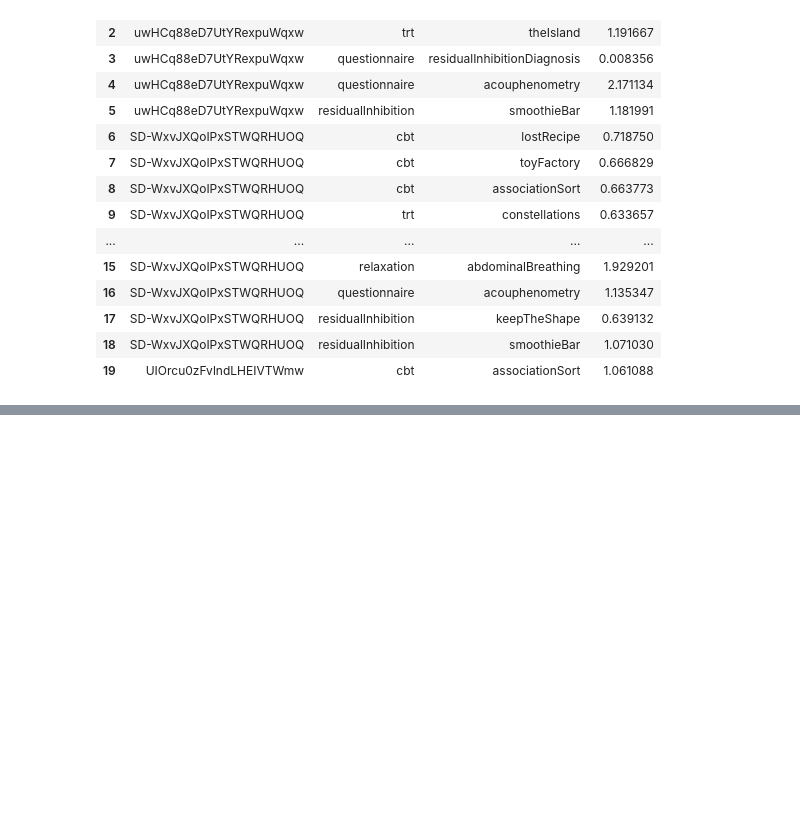
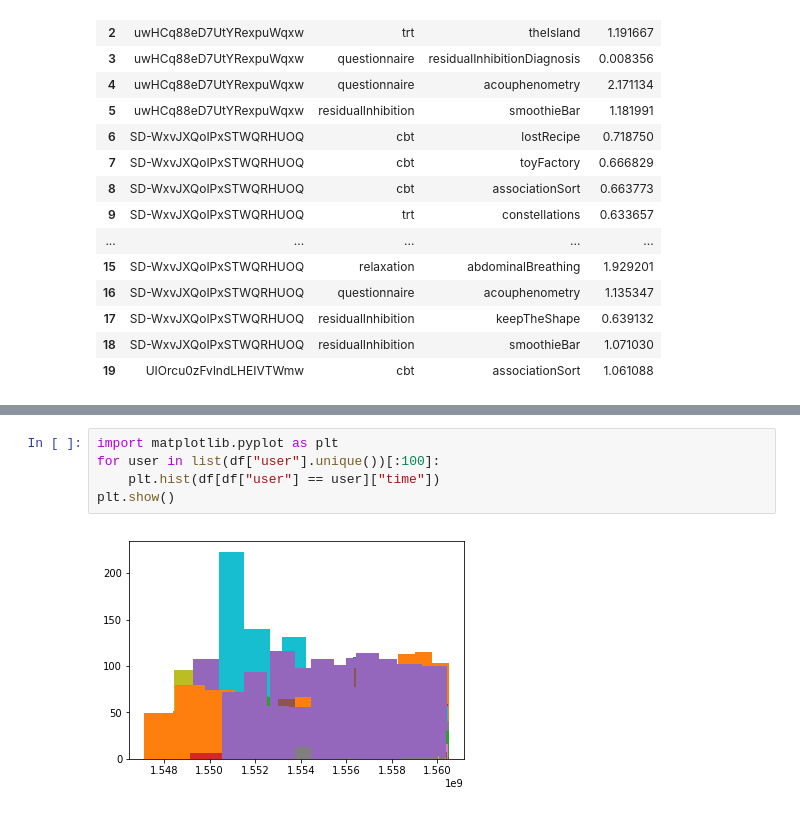
Before and after one commit to clementcome/EI_ST4_therapies, a Jupyter notebook: Notebook_EI.ipynb, the cells around one changed output, grey strips where cells are left out. Cells and saved outputs as stored; diff of their text form; blank space fills up the shorter version.

```diff
--- a/Notebook_EI.ipynb
+++ b/Notebook_EI.ipynb
@@ -170,0 +180,7 @@ df_frequency.head(20)
+# %%
+import matplotlib.pyplot as plt
+for user in list(df["user"].unique())[:100]:
+    plt.hist(df[df["user"] == user]["time"])
+plt.show()
+# %% [output]
+[figure, added]
```
Also changed, not shown: parts of 6 cells of this notebook, 4 other files.
